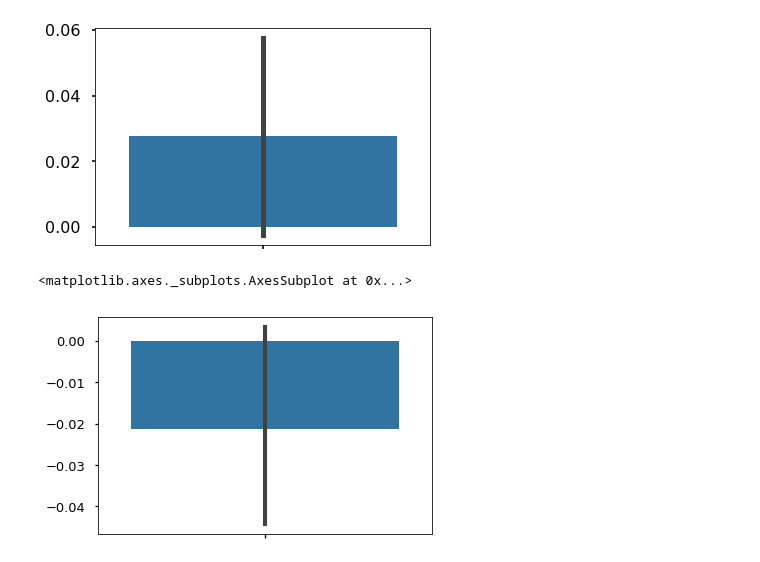
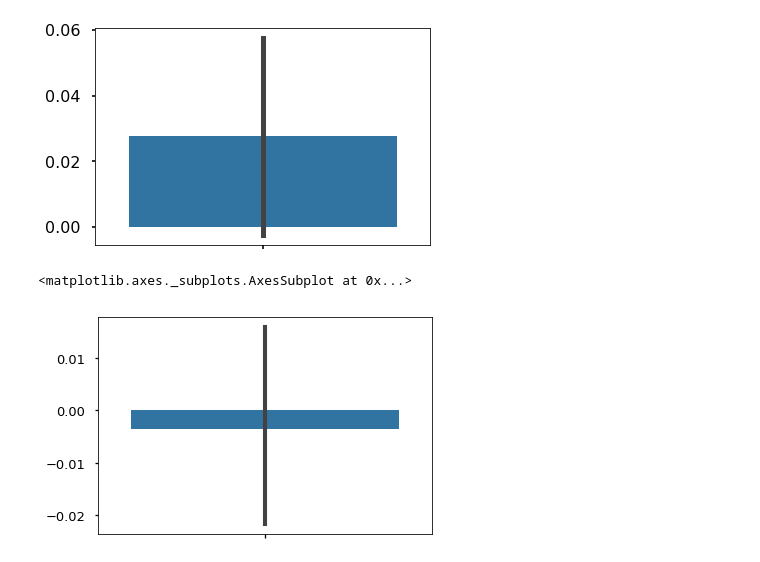
Before and after one commit to judithfan/sketchfeat, a Jupyter notebook: sketches/relate_neural_changes_to_sketch_changes.ipynb, the cells around one changed output. Saved outputs shown, nothing was run; the diff lists cells and outputs as text; code cells hidden in the pictures.

```diff
--- a/sketches/relate_neural_changes_to_sketch_changes.ipynb
+++ b/sketches/relate_neural_changes_to_sketch_changes.ipynb
@@ -231,3 +235,13 @@ if type(X['trained_post_parahippo']) == pd.core.series.Series:
 (-0.3853426121057591, 0.029406308964050033)
 SpearmanrResult(correlation=-0.3912007398454776, pvalue=0.026828932678514796)
 [figure]
+# %%
+if 'trained_post_ventemp' in X.columns:
+    fig = plt.figure(figsize=(4,4))
+    sns.set_context('poster')
+    sns.regplot(x="within_run",y="diffscore_ventemp",data=X)
+    plt.title('within-run drawing vs. ventemp changes')
+    plt.ylabel('ventemp differentiation score')
+    plt.xlabel('within-run drawing change score')
+    print stats.pearsonr(diffscore_ventemp,within_run)
+    print stats.spearmanr(diffscore_ventemp,within_run)
@@ -296,27 +334,33 @@ trained_fusiform = np.hstack((X['trained_pre_fusiform'].values, X['trained_post_
 trained_LOC = np.hstack((X['trained_pre_LOC'].values, X['trained_post_LOC'].values))
 trained_IT = np.hstack((X['trained_pre_IT'].values, X['trained_post_IT'].values))
 trained_occitemp = np.hstack((X['trained_pre_occitemp'].values, X['trained_post_occitemp'].values))
+trained_ventemp = np.hstack((X['trained_pre_ventemp'].values, X['trained_post_ventemp'].values))
+
 
 control_V1 = np.hstack((X['control_pre_V1'].values, X['control_post_V1'].values))
 control_fusiform = np.hstack((X['control_pre_fusiform'].values, X['control_post_fusiform'].values))
 control_LOC = np.hstack((X['control_pre_LOC'].values, X['control_post_LOC'].values))
 control_IT = np.hstack((X['control_pre_IT'].values, X['control_post_IT'].values))
 control_occitemp = np.hstack((X['control_pre_occitemp'].values, X['control_post_occitemp'].values))
+control_ventemp = np.hstack((X['control_pre_ventemp'].values, X['control_post_ventemp'].values))
+
 
 diff_V1 = trained_V1-control_V1
 diff_fusiform = trained_fusiform-control_fusiform
 diff_LOC = trained_LOC-control_LOC
 diff_IT = trained_IT-control_IT
 diff_occitemp = trained_occitemp-control_occitemp
+diff_ventemp = trained_ventemp-control_ventemp
 diff_IT_V1 = diff_IT - diff_V1
 # %%
 Y = pd.DataFrame([subjs2,phase,trained_V1,trained_fusiform,trained_LOC,trained_IT,
                 control_V1,control_fusiform,control_LOC,control_IT,
-                diff_V1,diff_fusiform,diff_LOC,diff_IT,diff_IT_V1,diff_occitemp])
+                diff_V1,diff_fusiform,diff_LOC,diff_IT,diff_IT_V1,diff_occitemp,
+                 diff_ventemp])
 Y = Y.transpose()
 Y.columns = ['subj','phase','trained_V1','trained_fusiform','trained_LOC','trained_IT',
             'control_V1','control_fusiform','control_LOC','control_IT',
-            'diff_V1','diff_fusiform','diff_LOC','diff_IT','diff_IT_V1','diff_occitemp']
+            'diff_V1','diff_fusiform','diff_LOC','diff_IT','diff_IT_V1','diff_occitemp','diff_ventemp']
 # %%
 Y['phase'] = Y['phase'].astype(int)
 Y['phase_ord'] = pd.Categorical(Y.phase).codes
@@ -326,5 +370,6 @@ Y['diff_fusiform'] = Y['diff_fusiform'].astype(float)
 Y['diff_occitemp'] = Y['diff_occitemp'].astype(float)
 Y['diff_LOC'] = Y['diff_LOC'].astype(float)
 Y['diff_IT_V1'] = Y['diff_IT_V1'].astype(float)
+Y['diff_ventemp'] = Y['diff_ventemp'].astype(float)
 # %%
 import statsmodels.formula.api as smf
@@ -350,8 +395,8 @@ sns.barplot(y=_y)
 <matplotlib.axes._subplots.AxesSubplot at 0x...>
 [figure]
 # %%
-_y = (Y[Y['phase']==1].diff_fusiform.values - Y[Y['phase']==0].diff_fusiform.values)
+_y = (Y[Y['phase']==1].diff_ventemp.values - Y[Y['phase']==0].diff_ventemp.values)
 sns.barplot(y=_y)
 # %% [output]
 <matplotlib.axes._subplots.AxesSubplot at 0x...>
-[figure, old version]
+[figure, new version]
```
Also changed, not shown: parts of 9 cells of this notebook, 1 other file.
